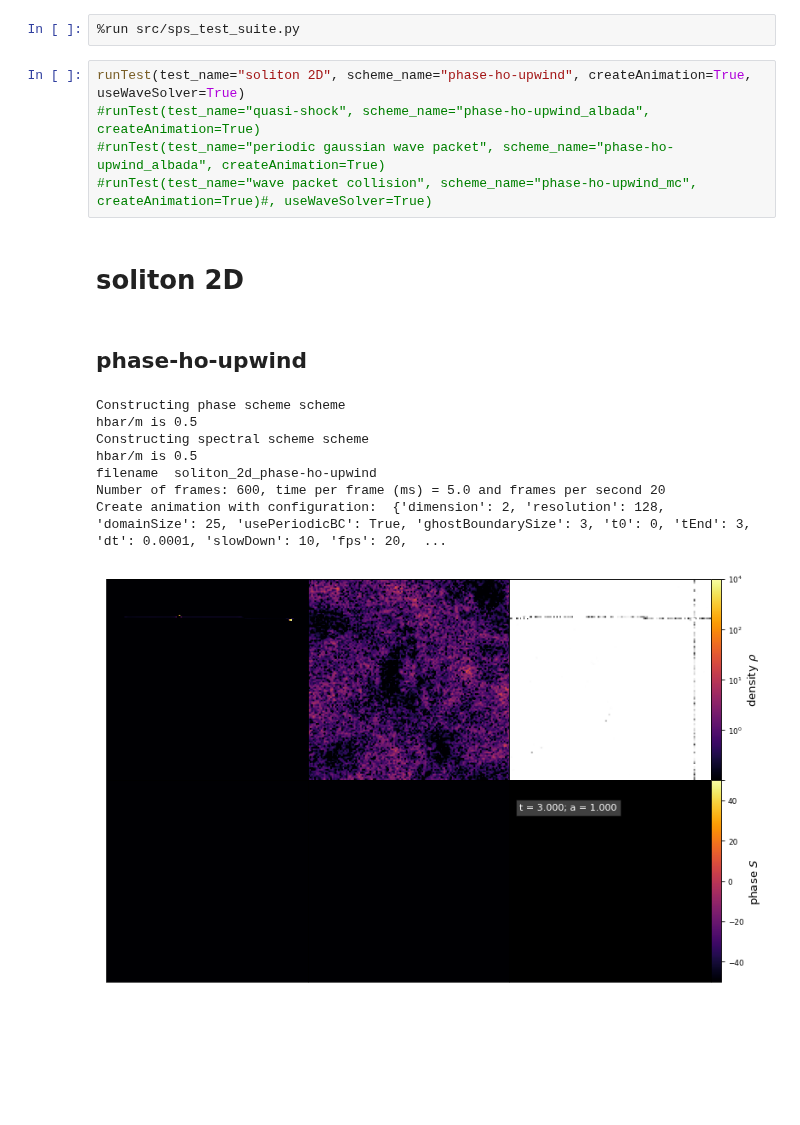
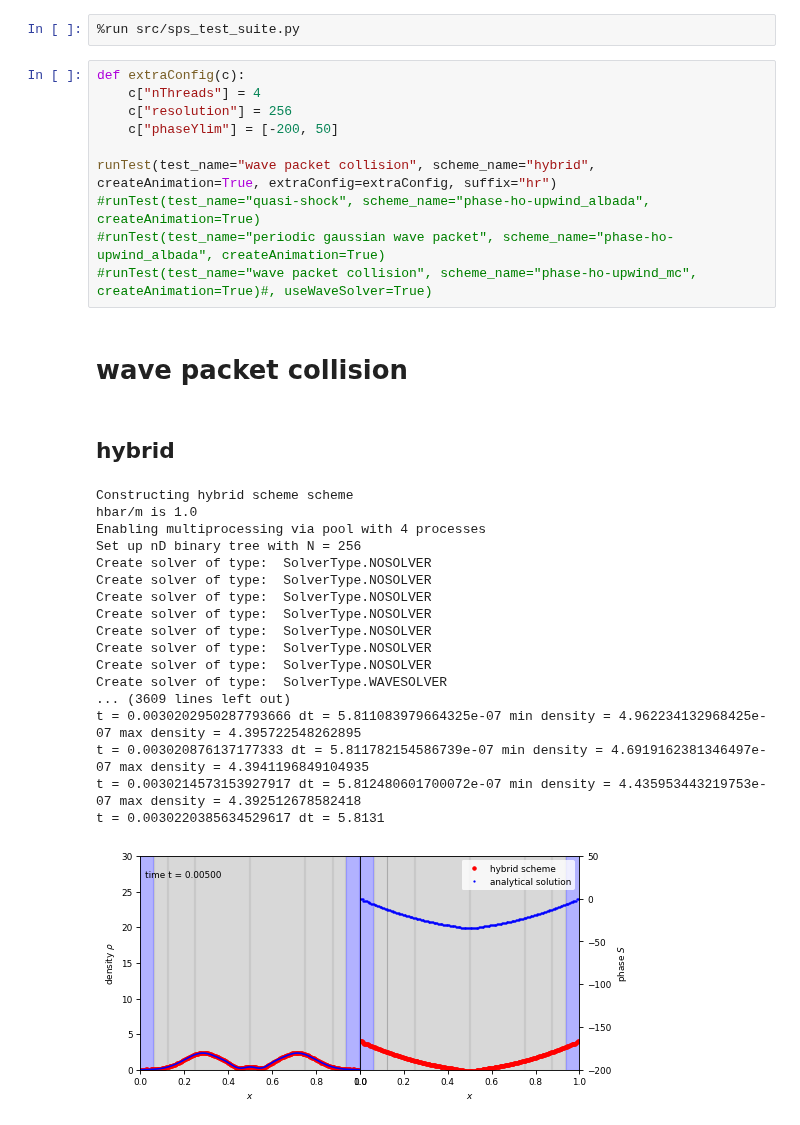
Before and after one commit to KunkelAlexander/fdm-hybrid-scheme, a Jupyter notebook: run_test.ipynb, the cells around one changed output. Drawn from its saved outputs; the diff is of its cells as text; blank space fills up the shorter version.

Commit message:
Create nice wave packet collision gif

```diff
--- a/run_test.ipynb
+++ b/run_test.ipynb
@@ -3,18 +3,33 @@
 # %%
 %run src/sps_test_suite.py
 # %%
-runTest(test_name="soliton 2D", scheme_name="phase-ho-upwind", createAnimation=True, useWaveSolver=True)
+def extraConfig(c):
+    c["nThreads"] = 4
+    c["resolution"] = 256
+    c["phaseYlim"] = [-200, 50]
+
+runTest(test_name="wave packet collision", scheme_name="hybrid", createAnimation=True, extraConfig=extraConfig, suffix="hr")
 #runTest(test_name="quasi-shock", scheme_name="phase-ho-upwind_albada", createAnimation=True)
 #runTest(test_name="periodic gaussian wave packet", scheme_name="phase-ho-upwind_albada", createAnimation=True)
 #runTest(test_name="wave packet collision", scheme_name="phase-ho-upwind_mc", createAnimation=True)#, useWaveSolver=True)
 # %% [output]
-# soliton 2D
+# wave packet collision
-## phase-ho-upwind
+## hybrid
-Constructing phase scheme scheme
-hbar/m is 0.5
-Constructing spectral scheme scheme
-hbar/m is 0.5
-filename  soliton_2d_phase-ho-upwind
-Number of frames: 600, time per frame (ms) = 5.0 and frames per second 20
-Create animation with configuration:  {'dimension': 2, 'resolution': 128, 'domainSize': 25, 'usePeriodicBC': True, 'ghostBoundarySize': 3, 't0': 0, 'tEnd': 3, 'dt': 0.0001, 'slowDown': 10, 'fps': 20,  ...
+Constructing hybrid scheme scheme
+hbar/m is 1.0
+Enabling multiprocessing via pool with 4 processes
+Set up nD binary tree with N = 256
+Create solver of type:  SolverType.NOSOLVER
+Create solver of type:  SolverType.NOSOLVER
+Create solver of type:  SolverType.NOSOLVER
+Create solver of type:  SolverType.NOSOLVER
+Create solver of type:  SolverType.NOSOLVER
+Create solver of type:  SolverType.NOSOLVER
+Create solver of type:  SolverType.NOSOLVER
+Create solver of type:  SolverType.WAVESOLVER
+... (3609 lines left out)
+t = 0.0030202950287793666 dt = 5.811083979664325e-07 min density = 4.962234132968425e-07 max density = 4.395722548262895
+t = 0.003020876137177333 dt = 5.811782154586739e-07 min density = 4.6919162381346497e-07 max density = 4.3941196849104935
+t = 0.0030214573153927917 dt = 5.812480601700072e-07 min density = 4.435953443219753e-07 max density = 4.392512678582418
+t = 0.0030220385634529617 dt = 5.8131
-[figure, old version]
+[figure, new version]
```
Also changed, not shown: parts of 5 cells of this notebook, 9 other files.
